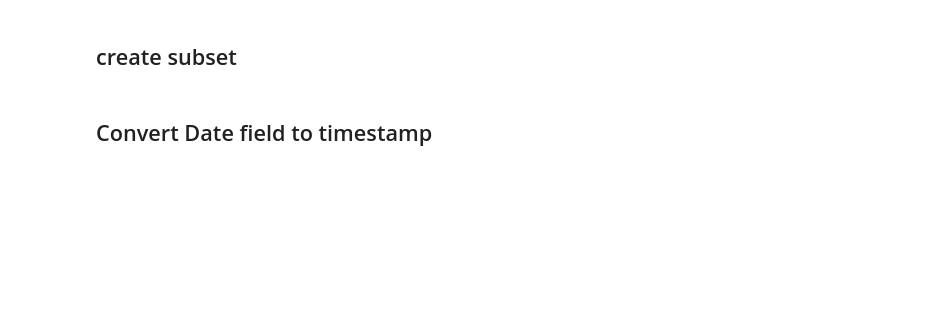
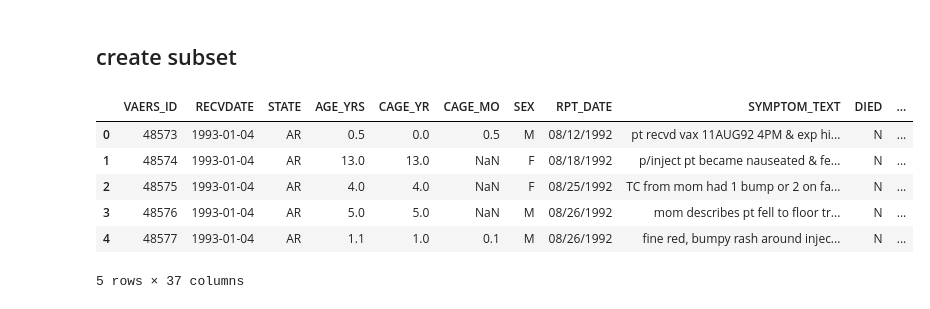
Before and after one commit to philippbeer/vaers_analysis, a Jupyter notebook: vaers_analysis.ipynb, the cells around one changed output. Drawn from its saved outputs; the diff is of its cells as text; code cells hidden in the pictures; blank space fills up the shorter version.

```diff
--- a/vaers_analysis.ipynb
+++ b/vaers_analysis.ipynb
@@ -14,7 +34,7 @@ fp_data = list(filter(r.match, filepaths))
 # %%
 df = pd.DataFrame()
-for path in fp_data[:3]:
-    df_tmp = pd.read_csv(path)
+for path in fp_data:
+    df_tmp = pd.read_csv(path, low_memory=False)
     df = df.append(df_tmp)
 
 df.shape
@@ -59,0 +96,2 @@ df_yrly = pd.DataFrame()
+# %%
+df['RECVYEAR'] = df['RECVDATE'].dt.year
@@ -74,2 +136,0 @@ df_death.head()
-# %% [markdown]
-## Convert Date field to timestamp
@@ -79,0 +137,10 @@ df.dtypes
+# %%
+df.head()
+# %% [output]
+|  | VAERS_ID | RECVDATE | STATE | AGE_YRS | CAGE_YR | CAGE_MO | SEX | RPT_DATE | SYMPTOM_TEXT | DIED | ... |
+| 0 | 48573 | 1993-01-04 | AR | 0.5 | 0.0 | 0.5 | M | 08/12/1992 | pt recvd vax 11AUG92 4PM & exp hi... | N | ... |
+| 1 | 48574 | 1993-01-04 | AR | 13.0 | 13.0 | NaN | F | 08/18/1992 | p/inject pt became nauseated & fe... | N | ... |
+| 2 | 48575 | 1993-01-04 | AR | 4.0 | 4.0 | NaN | F | 08/25/1992 | TC from mom had 1 bump or 2 on fa... | N | ... |
+| 3 | 48576 | 1993-01-04 | AR | 5.0 | 5.0 | NaN | M | 08/26/1992 | mom describes pt fell to floor tr... | N | ... |
+| 4 | 48577 | 1993-01-04 | AR | 1.1 | 1.0 | 0.1 | M | 08/26/1992 | fine red, bumpy rash around injec... | N | ... |
+5 rows × 37 columns
```
Also changed, not shown: parts of 21 cells of this notebook, 3 other files.
